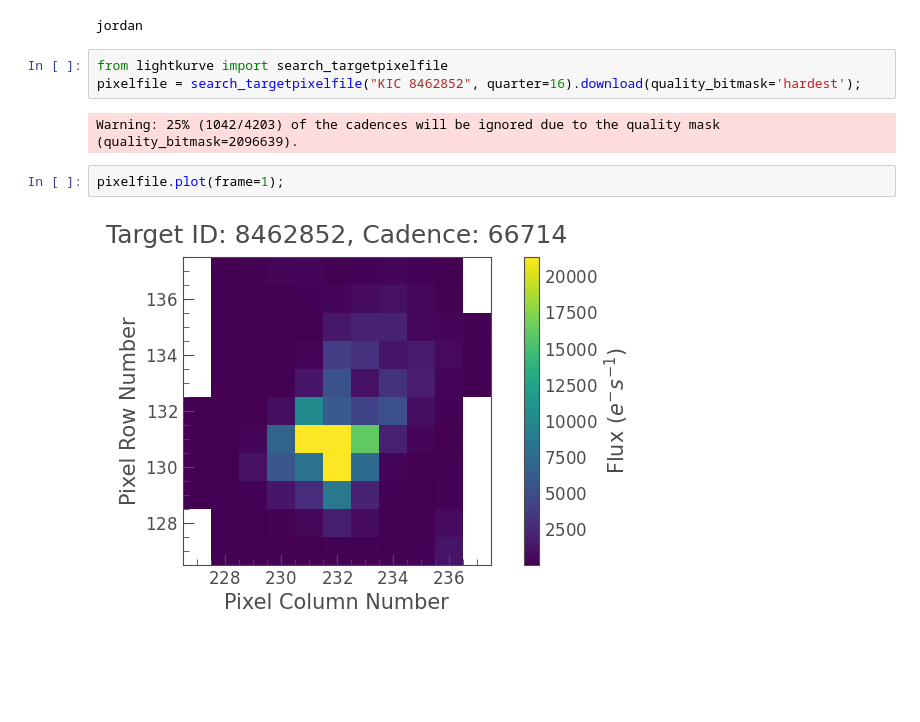
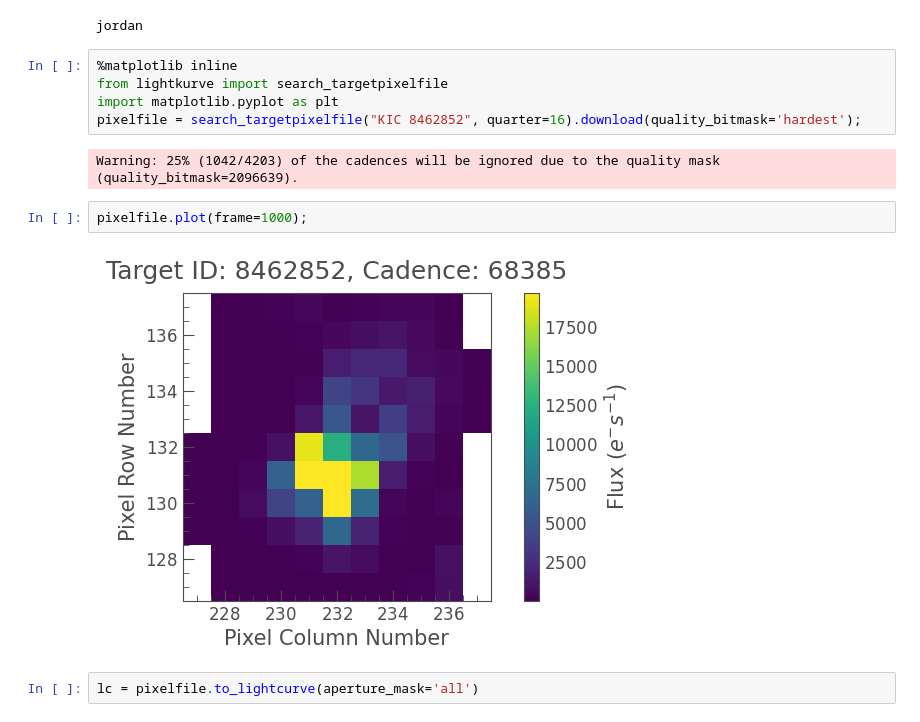
Before and after one commit to hammyzammy/exoplanet-detector, a Jupyter notebook: lightkurve.ipynb, the cells around one changed output. Saved outputs shown, nothing was run; the diff lists cells and outputs as text; blank space fills up the shorter version.

```diff
--- a/lightkurve.ipynb
+++ b/lightkurve.ipynb
@@ -3,11 +3,15 @@ print("jordan")
 # %% [output]
 jordan
 # %%
+%matplotlib inline
 from lightkurve import search_targetpixelfile
+import matplotlib.pyplot as plt
 pixelfile = search_targetpixelfile("KIC 8462852", quarter=16).download(quality_bitmask='hardest');
 # %% [output]
 Warning: 25% (1042/4203) of the cadences will be ignored due to the quality mask (quality_bitmask=2096639).
 # %%
-pixelfile.plot(frame=1);
+pixelfile.plot(frame=1000);
 # %% [output]
-[figure, old version]
+[figure, new version]
+# %%
+lc = pixelfile.to_lightcurve(aperture_mask='all')
```
Also changed, not shown: parts of 11 cells of this notebook.
